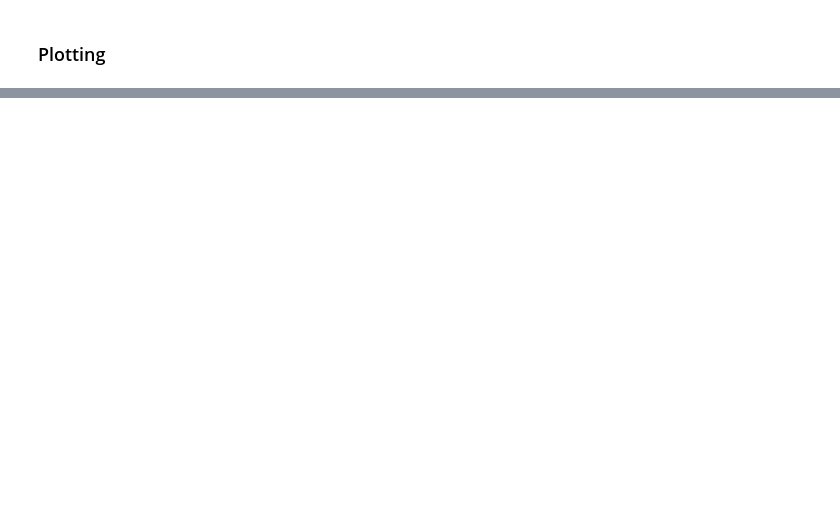
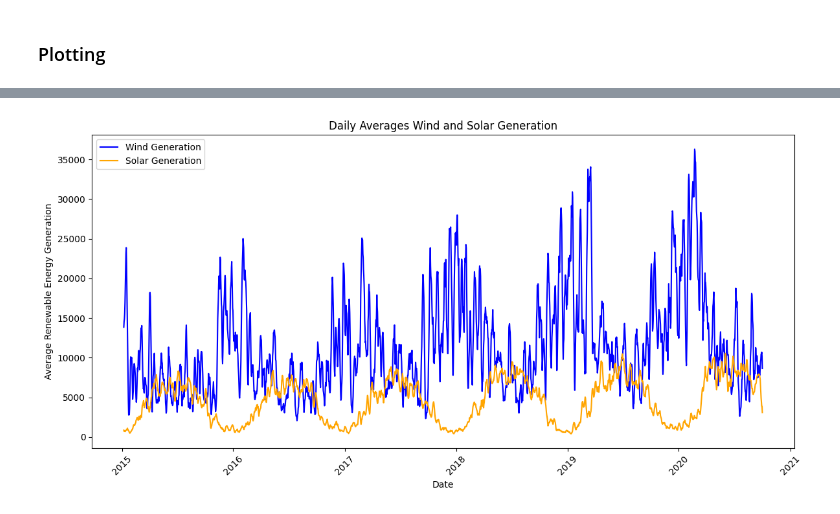
Before and after one commit to JannKaup/BigDataPipeline, a Jupyter notebook: BigDataPipeline.ipynb, the cells around one changed output, grey strips where cells are left out. Saved outputs shown, nothing was run; the diff lists cells and outputs as text; code cells hidden in the pictures; blank space fills up the shorter version.

```diff
--- a/BigDataPipeline.ipynb
+++ b/BigDataPipeline.ipynb
@@ -616,0 +787,20 @@ plt.show()
+# %%
+df_read.createOrReplaceTempView("generation_data")
+
+# Query using SparkSQL
+sql_query = """
+    SELECT
+        to_date(timestamp) AS date,
+        AVG(generation.wind_actual_generation) AS avg_wind_generation,
+        AVG(generation.solar_actual_generation) AS avg_solar_generation
+    FROM generation_data
+    WHERE country = 'DE'
+    GROUP BY date
+    ORDER BY date
+"""
+
+# Run the SQL query
+daily_avg_df_sql = spark.sql(sql_query)
+
+# Show the result
+daily_avg_df_sql.show(20)
@@ -616,0 +825,30 @@ plt.show()
+# %%
+# Lets plot the data
+import matplotlib.pyplot as plt
+import seaborn as sns
+import pandas as pd
+
+# Convert the PySpark DataFrame to a Pandas DataFrame
+daily_avg_pd_sql = daily_avg_df_sql.toPandas()
+daily_avg_pd_sql['date'] = pd.to_datetime(daily_avg_pd_sql['date'])
+daily_avg_pd_sql.set_index('date', inplace=True)
+daily_avg_pd_sql = daily_avg_pd_sql.resample('D').mean()
+daily_avg_pd_sql = daily_avg_pd_sql.interpolate(method='linear')
+daily_avg_pd_sql = daily_avg_pd_sql.rolling(window=7).mean()
+daily_avg_pd_sql = daily_avg_pd_sql.dropna()
+daily_avg_pd_sql.reset_index(inplace=True)
+daily_avg_pd_sql['date'] = pd.to_datetime(daily_avg_pd_sql['date'])
+
+# Plot the data
+plt.figure(figsize=(12, 6))
+plt.plot(daily_avg_pd_sql['date'], daily_avg_pd_sql['avg_wind_generation'], label='Wind Generation', color='blue')
+plt.plot(daily_avg_pd_sql['date'], daily_avg_pd_sql['avg_solar_generation'], label='Solar Generation', color='orange')
+plt.xlabel('Date')
+plt.ylabel('Average Renewable Energy Generation')
+plt.title('Daily Averages Wind and Solar Generation')
+plt.legend()
+plt.xticks(rotation=45)
+plt.tight_layout()
+plt.show()
+# %% [output]
+[figure, added]
```
Also changed, not shown: parts of 31 cells of this notebook.
